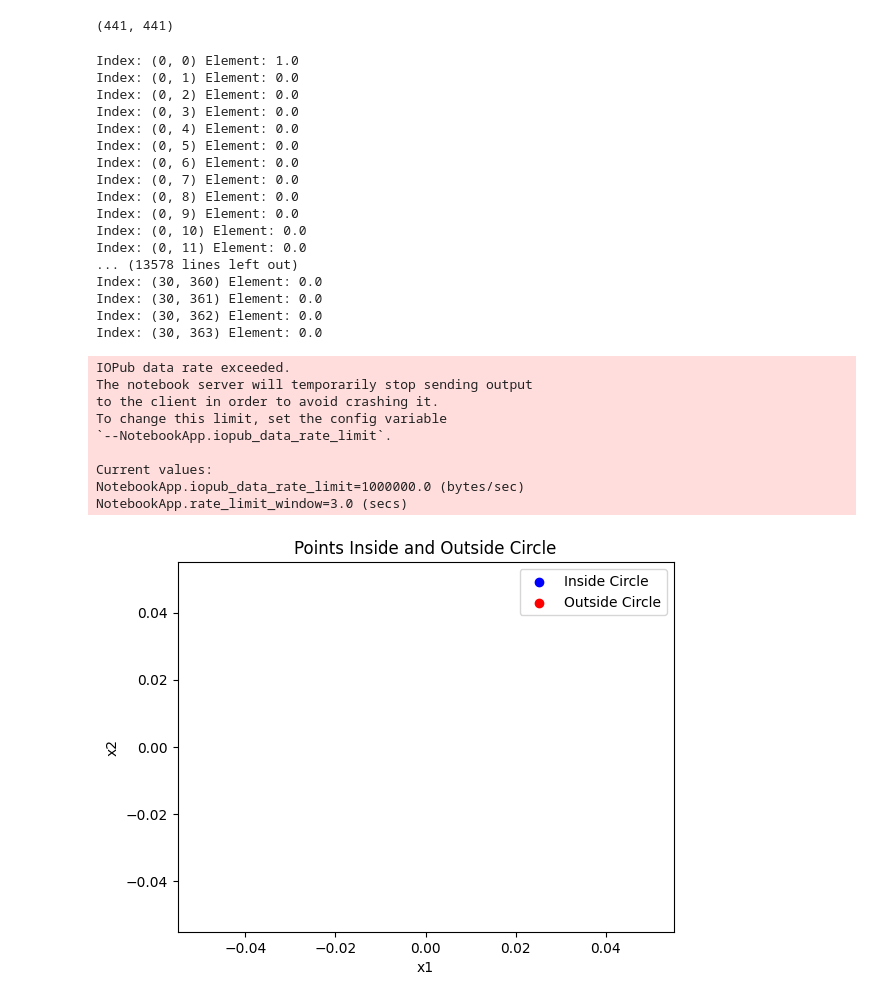
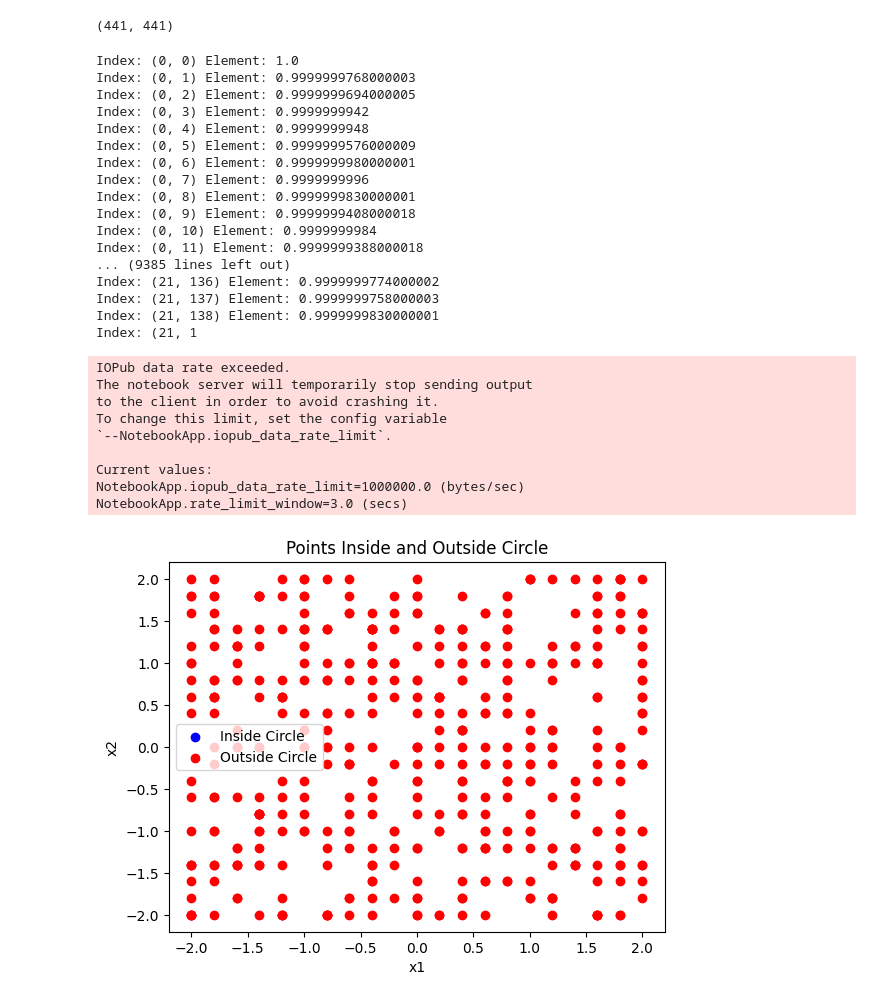
Before and after one commit to ursuladas/RBF_Network, a Jupyter notebook: A1_Q2.ipynb, the cells around one changed output. Saved outputs shown, nothing was run; the diff lists cells and outputs as text; code cells hidden in the pictures.

Commit message:
accuracy checks

```diff
--- a/A1_Q2.ipynb
+++ b/A1_Q2.ipynb
@@ -29,16 +30,12 @@ import random
 # %%
 #Here i=0,1,2...20, returns float
 def value_func(i):
-    return -2+0.2*i
+    return round(-2+0.2*i,2)
 
 # Returns list of values that x1,x2 can take
 def value_gen(max_val):
-#     i_list=[x for x in range(max_val+1)]  # values that i and j can take
-#      print(i_list)
     i_list = np.linspace(0, 20, num = 21,dtype=int)
     print("Range of i and j is : ",i_list) # Gives the range of i,j
     values_list=list(map(value_func,i_list))
-    print(values_list)
+    print("List of values",values_list)
     return values_list
-
-values_list=value_gen(20)
@@ -48,16 +47,20 @@ Range of i and j is :  [ 0  1  2  3  4  5  6  7  8  9 10 11 12 13 14 15 16 17 18
 # %%
+#Returns a 441x2 np_array which is the training data. 441 samples with 2 input features each
 
-Returns a 441x2 np_array which is the training data. 441 samples with 2 input features each
 def random_train_samples(value_list):
-    l1 = []
+    train_data = []
     for num_samples in range(441):
         row = []
         for num_features in range(2):
             row.append(random.choice(value_list))
-        l1.append(row)
-    l1=np.array(l1)
-    return l1
+        train_data.append(row)
+    train_data=np.array(train_data)
+    return train_data
 
 
-#Save train_data
-train_data=random_train_samples(values_list)
+# # Checking for sequential data
+# import itertools
+# def sequential_train_samples(value_list):
+#     permutations = list(itertools.product(value_list, repeat=2))
+#     train_data = np.array(permutations)
+#     return train_data
@@ -232,7 +234,7 @@ def rbf(train_data,centres,sigma):
     return phi
 
 # arr=gaussian_kernel(train_data,rbf_centres[0],0.1)
-rbf_output=rbf(train_data,rbf_centres,0.000001)
+rbf_output=rbf(train_data,rbf_centres,10000)
 # %%
 def weights(rbf_output,op_labels):
 #     G_pinv_1=np.dot(np.linalg.inv(np.dot(rbf_output.T,rbf_output)),rbf_output.T)
@@ -267,6 +269,7 @@ W=weights(rbf_output,op_labels)
 def predict(W,G):
     Y=np.dot(W.T,G)
     Y=np.array(Y)
+    Y=np.sign(Y)
     return Y.T
 
 Y=predict(W,rbf_output)
@@ -312,22 +315,22 @@ for index, element in np.ndenumerate(rbf_output):
     print("Index:", index, "Element:", element)
 # %% [output]
 Index: (0, 0) Element: 1.0
-Index: (0, 1) Element: 0.0
-Index: (0, 2) Element: 0.0
-Index: (0, 3) Element: 0.0
-Index: (0, 4) Element: 0.0
-Index: (0, 5) Element: 0.0
-Index: (0, 6) Element: 0.0
-Index: (0, 7) Element: 0.0
-Index: (0, 8) Element: 0.0
-Index: (0, 9) Element: 0.0
-Index: (0, 10) Element: 0.0
-Index: (0, 11) Element: 0.0
-... (13578 lines left out)
-Index: (30, 360) Element: 0.0
-Index: (30, 361) Element: 0.0
-Index: (30, 362) Element: 0.0
-Index: (30, 363) Element: 0.0
+Index: (0, 1) Element: 0.9999999768000003
+Index: (0, 2) Element: 0.9999999694000005
+Index: (0, 3) Element: 0.9999999942
+Index: (0, 4) Element: 0.9999999948
+Index: (0, 5) Element: 0.9999999576000009
+Index: (0, 6) Element: 0.9999999980000001
+Index: (0, 7) Element: 0.9999999996
+Index: (0, 8) Element: 0.9999999830000001
+Index: (0, 9) Element: 0.9999999408000018
+Index: (0, 10) Element: 0.9999999984
+Index: (0, 11) Element: 0.9999999388000018
+... (9385 lines left out)
+Index: (21, 136) Element: 0.9999999774000002
+Index: (21, 137) Element: 0.9999999758000003
+Index: (21, 138) Element: 0.9999999830000001
+Index: (21, 1
 IOPub data rate exceeded.
 The notebook server will temporarily stop sending output
 to the client in order to avoid crashing it.
@@ -340,14 +348,14 @@ NotebookApp.rate_limit_window=3.0 (secs)
 # %%
-inside_circle = train_data[Y.flatten() == 1]
-outside_circle = train_data[Y.flatten() == -1]
+inside_circle = train_data[Y.flatten() == 1.0]
+outside_circle = train_data[Y.flatten() == -1.0]
 
 # Plotting
 plt.scatter(inside_circle[:, 0], inside_circle[:, 1], color='blue', label='Inside Circle')
 plt.scatter(outside_circle[:, 0], outside_circle[:, 1], color='red', label='Outside Circle')
 plt.xlabel('x1')
 plt.ylabel('x2')
 plt.title('Points Inside and Outside Circle')
 plt.legend()
 plt.show()
 # %% [output]
-[figure, old version]
+[figure, new version]
```
Also changed, not shown: parts of 17 cells of this notebook.
